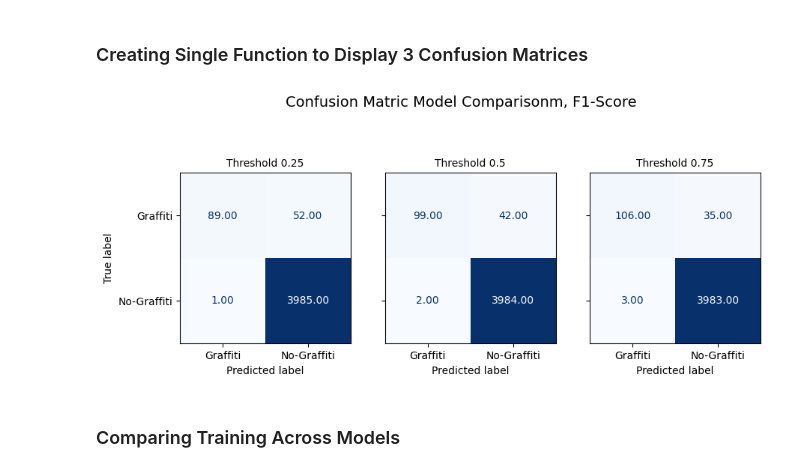
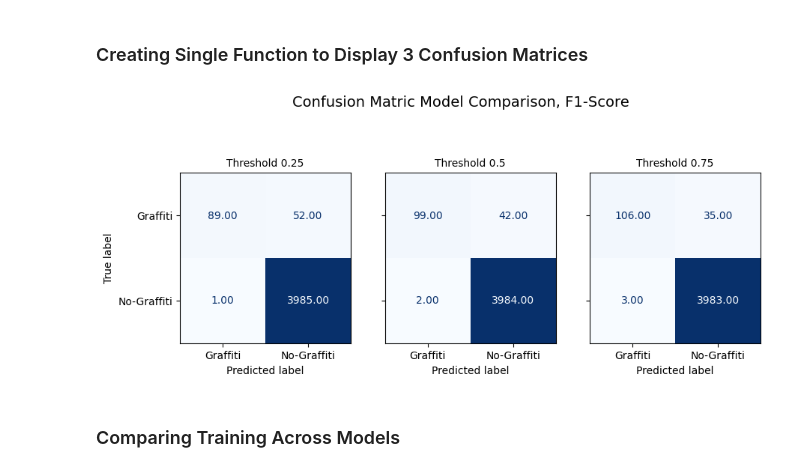
Before and after one commit to pinstripezebra/graffiti_prediction, a Jupyter notebook: model_training.ipynb, the cells around one changed output. Cells and saved outputs as stored; diff of their text form; code cells hidden in the pictures.

Commit message:
updating model training

```diff
--- a/model_training.ipynb
+++ b/model_training.ipynb
@@ -346,35 +347,35 @@ f, axes = plt.subplots(1, 3, figsize=(10, 5))
 
 # Creating confusion matrices
 cm1 = confusion_matrix(low_threshold_labels, low_threshold_predictions > low_threshold)
 cm2 = confusion_matrix(medium_threshold_labels, medium_threshold_predictions > medium_threshold)
 cm3 = confusion_matrix(high_threshold_labels, high_threshold_predictions > high_threshold)
 
 # Assembling into subplot
 ConfusionMatrixDisplay(confusion_matrix=cm1, display_labels=display_labels).plot(
     include_values=True, cmap=cmap, ax=axes[0], colorbar=colorbar, values_format=values_format)
 
 ConfusionMatrixDisplay(confusion_matrix=cm2, display_labels=display_labels).plot(
     include_values=True, cmap=cmap, ax=axes[1], colorbar=colorbar, values_format=values_format)
 
 ConfusionMatrixDisplay(confusion_matrix=cm3, display_labels=display_labels).plot(
     include_values=True, cmap=cmap, ax=axes[2], colorbar=colorbar, values_format=values_format)
 
 # Removing extra y axis lables
 axes[1].set_ylabel('')
 axes[2].set_ylabel('')
 axes[1].yaxis.set_ticklabels([ '', ''])
 axes[2].yaxis.set_ticklabels([ '', ''])
 
 # Adding Titles
 title_size = 10
 axes[0].set_title("Threshold {threshold}".format(threshold = low_threshold), size=title_size)
 axes[1].set_title("Threshold {threshold}".format(threshold = medium_threshold), size=title_size)
 axes[2].set_title("Threshold {threshold}".format(threshold = high_threshold), size=title_size)
 
-f.suptitle("Confusion Matric Model Comparisonm, F1-Score", size=14, y=0.93)
+f.suptitle("Confusion Matric Model Comparison, F1-Score", size=14, y=0.93)
 plt.show()
 # %% [output]
-[figure, old version]
+[figure, new version]
 # %% [markdown]
 ### Comparing Training Across Models
 # %%
```
Also changed, not shown: parts of 3 cells of this notebook.
